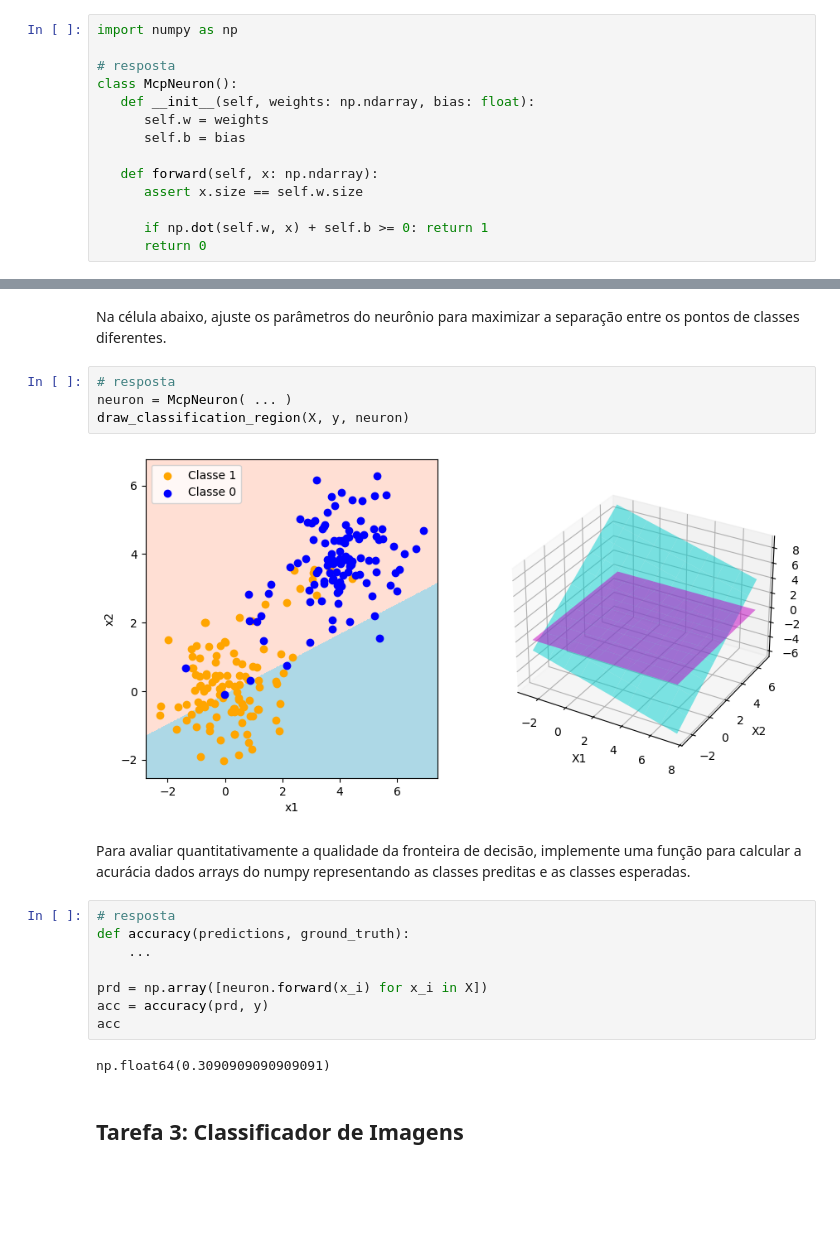
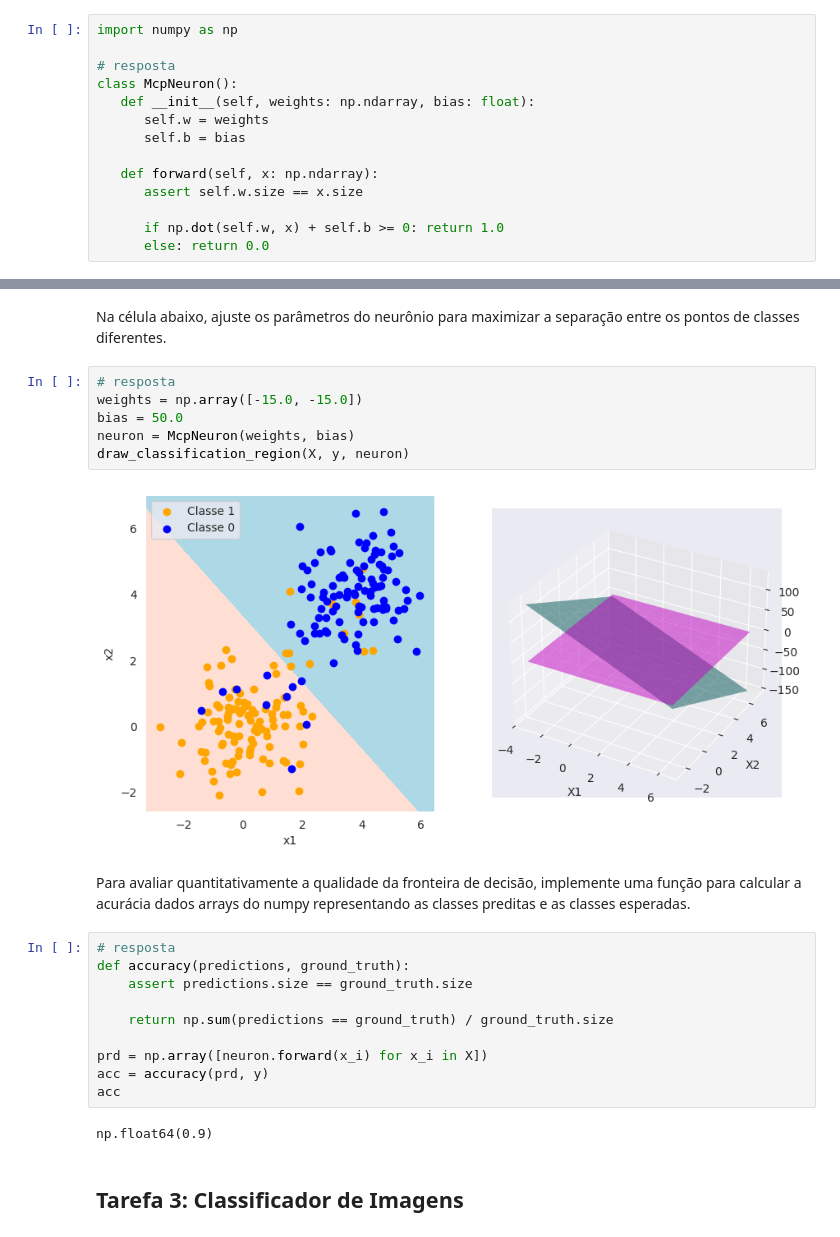
Before and after one commit to ConradoAntoniazi/Redes_Neurais_UFES, a Jupyter notebook: revisao/revisao_1.ipynb, the cells around one changed output, grey strips where cells are left out. Saved outputs shown, nothing was run; the diff lists cells and outputs as text; blank space fills up the shorter version.

```diff
--- a/revisao/revisao_1.ipynb
+++ b/revisao/revisao_1.ipynb
@@ -29,10 +45,10 @@ class McpNeuron():
       self.b = bias
 
    def forward(self, x: np.ndarray):
-      assert x.size == self.w.size
+      assert self.w.size == x.size
 
-      if np.dot(self.w, x) + self.b >= 0: return 1
-      return 0
+      if np.dot(self.w, x) + self.b >= 0: return 1.0
+      else: return 0.0
 # %% [markdown]
 Abaixo são realizados alguns testes básicos para avaliar a implementação. Se tudo estiver certo, a palavra "ok" deve ser mostrada ao final.
 # %%
@@ -140,22 +156,26 @@ draw_classification_region(X, y, neuron)
 Na célula abaixo, ajuste os parâmetros do neurônio para maximizar a separação entre os pontos de classes diferentes.
 # %%
 # resposta
-neuron = McpNeuron( ... )
+weights = np.array([-15.0, -15.0])
+bias = 50.0
+neuron = McpNeuron(weights, bias)
 draw_classification_region(X, y, neuron)
 # %% [output]
-[figure, old version]
+[figure, new version]
 # %% [markdown]
 Para avaliar quantitativamente a qualidade da fronteira de decisão, implemente uma função para calcular a acurácia dados arrays do numpy representando as classes preditas e as classes esperadas.
 # %%
 # resposta
 def accuracy(predictions, ground_truth):
-    ...
+    assert predictions.size == ground_truth.size
+
+    return np.sum(predictions == ground_truth) / ground_truth.size
 
 prd = np.array([neuron.forward(x_i) for x_i in X])
 acc = accuracy(prd, y)
 acc
 # %% [output]
-np.float64(0.3090909090909091)
+np.float64(0.9)
 # %% [markdown]
 ## Tarefa 3: Classificador de Imagens
 # %% [markdown]
```
Also changed, not shown: parts of 9 cells of this notebook.
